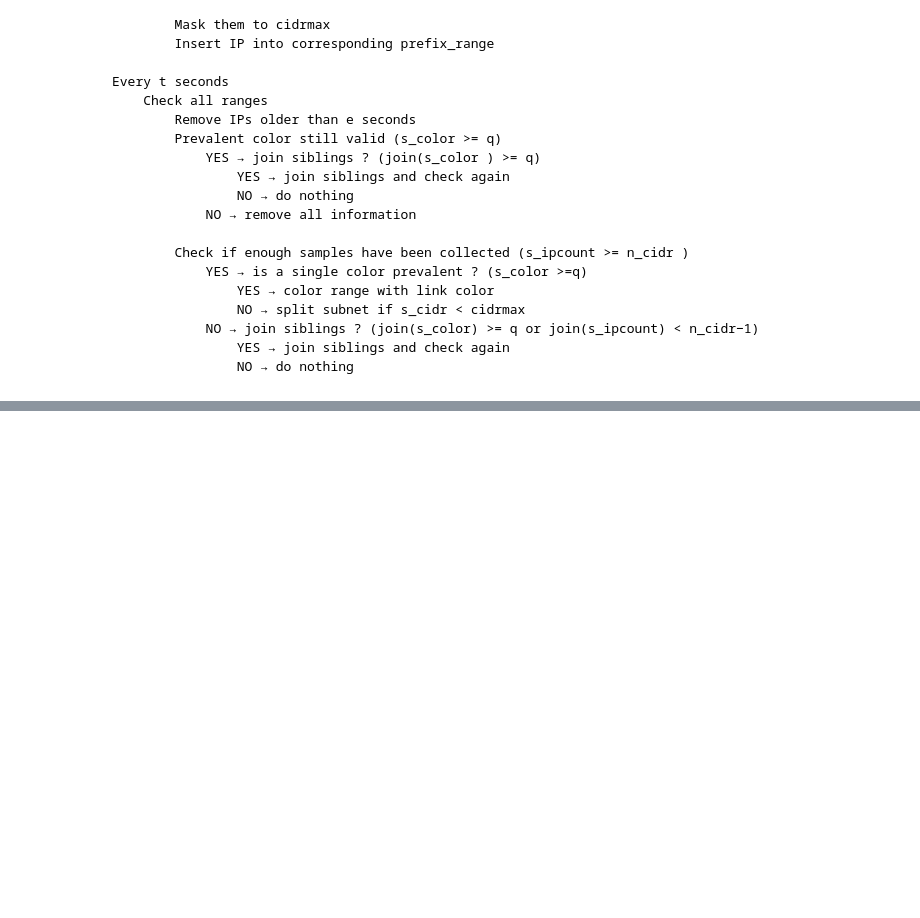
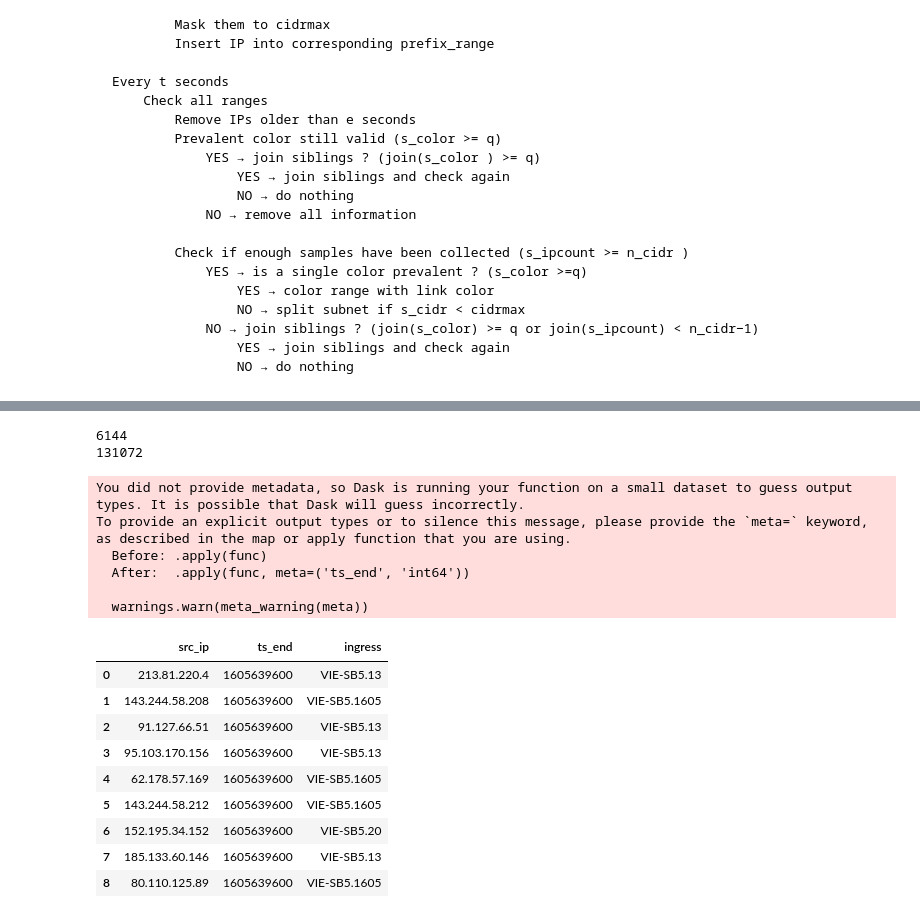
Before and after one commit to smehner1/ipd, a Jupyter notebook: algo.ipynb, the cells around one changed output, grey strips where cells are left out. Cells and saved outputs as stored; diff of their text form; code cells hidden in the pictures; blank space fills up the shorter version.

Commit message:
decay function added; algo.py; switching to dask dataframe in next step

```diff
--- a/algo.ipynb
+++ b/algo.ipynb
@@ -64,8 +64,9 @@ c ={            # c* sqrt(2^(IPv * max^-cidr))
     4: 0.0064,
     6: 0.0024
 }
-decay_method='linear'
+decay_method='default'
 
+decay_ingmar_bucket_expire_keep_fraction=0.9
 
 cols=['tag', 'peer_src_ip', 'in_iface', 'out_iface', 'src_ip', 'dst_net', 'src_port', 'dst_port', 'proto', '__', '_', 'ts_start', 'ts_end', 'pkts', 'bytes']
 bundle_indicator=".b_"
@@ -949,0 +992,9 @@ dp.search(subnet_dict, f"{path}/**/ingress")
+# %%
+c={}
+c[6]=24
+c[4]=64
+print(__get_min_samples("6/48/"))
+print(__get_min_samples("4/10/"))
+# %% [output]
+6144
+131072
@@ -949,0 +1043,29 @@ dp.search(subnet_dict, f"{path}/**/ingress")
+# %%
+t = 60
+def bin_it(x):
+    return int(int(x) / t) * t
+
+#l = ddf.ts_end.apply(lambda x: int(int(x) / t) * t, axis=1, meta=ddf)
+ddf.ts_end = ddf.ts_end.apply(lambda x: int(int(x) / t) * t, meta=('ts_end', 'int64')))
+ddf.compute()
+#ddf.ts_end.map_partitions(bin_it)# ddf.ts_end.apply(bin_it meta=ddf)
+# ddf.sort_values(by = 'ts_end', inplace=True)
+
+ddf.head(9)
+# %% [output]
+You did not provide metadata, so Dask is running your function on a small dataset to guess output types. It is possible that Dask will guess incorrectly.
+To provide an explicit output types or to silence this message, please provide the `meta=` keyword, as described in the map or apply function that you are using.
+  Before: .apply(func)
+  After:  .apply(func, meta=('ts_end', 'int64'))
+
+  warnings.warn(meta_warning(meta))
+|  | src_ip | ts_end | ingress |
+| 0 | 213.81.220.4 | 1605639600 | VIE-SB5.13 |
+| 1 | 143.244.58.208 | 1605639600 | VIE-SB5.1605 |
+| 2 | 91.127.66.51 | 1605639600 | VIE-SB5.13 |
+| 3 | 95.103.170.156 | 1605639600 | VIE-SB5.13 |
+| 4 | 62.178.57.169 | 1605639600 | VIE-SB5.1605 |
+| 5 | 143.244.58.212 | 1605639600 | VIE-SB5.1605 |
+| 6 | 152.195.34.152 | 1605639600 | VIE-SB5.20 |
+| 7 | 185.133.60.146 | 1605639600 | VIE-SB5.13 |
+| 8 | 80.110.125.89 | 1605639600 | VIE-SB5.1605 |
```
Also changed, not shown: parts of 7 cells of this notebook, 1 other file.
